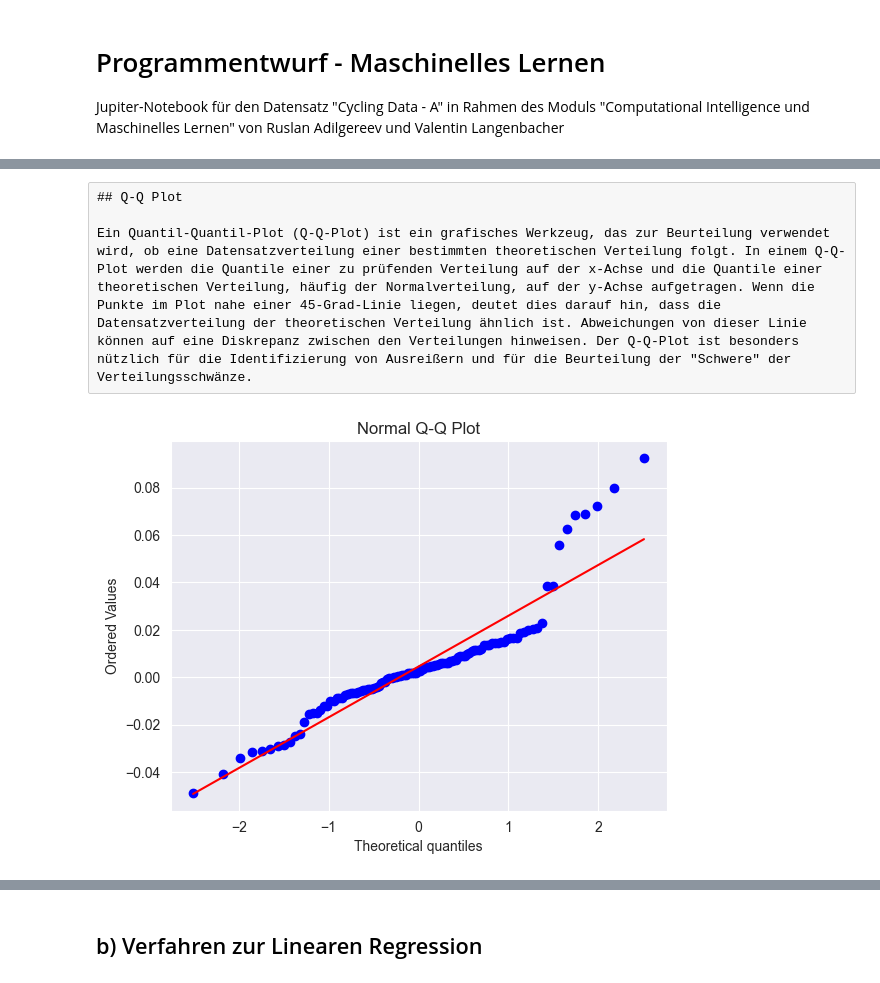
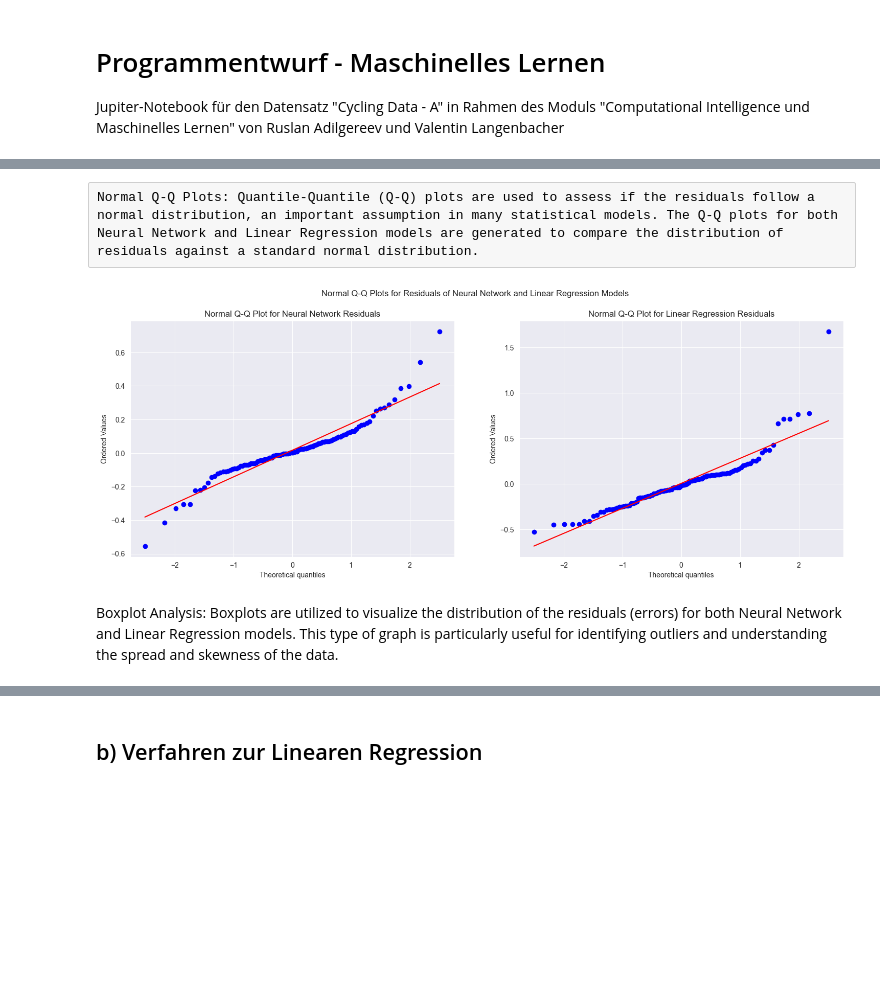
Before and after one commit to ruslanadilgereev/DHBW, a Jupyter notebook: T3M40507_Maschinelles_Lernen_und_Computational Intelligence/ML_Project_A/cycling_data.ipynb, the cells around one changed output, grey strips where cells are left out. Saved outputs shown, nothing was run; the diff lists cells and outputs as text; code cells hidden in the pictures; blank space fills up the shorter version.

```diff
--- a/T3M40507_Maschinelles_Lernen_und_Computational Intelligence/ML_Project_A/cycling_data.ipynb
+++ b/T3M40507_Maschinelles_Lernen_und_Computational Intelligence/ML_Project_A/cycling_data.ipynb
@@ -78,12 +102,17 @@ df = pd.concat([df, df_onehot_only.reset_index(drop=True)], axis=1)
 # %%
+# Importing the train_test_split function for data splitting
+from sklearn.model_selection import train_test_split
 
-# Features and target variable for Min-Max scaled data
+# Data Splitting for Model Training
+
+# Choose either Min-Max scaled or Z-Normalized data for training
 # Comment out the one you don't want to use
-df = df_minmax
-#df = df_znorm
+# df = df_minmax
+df = df_znorm
 
+# Define features (X) and target variable (y)
 X = df.drop('Hm', axis=1)
 y = df['Hm']
 
-X_train, X_val, y_train, y_val = train_test_split(X, y, test_size=0.2)
-# Split data
+# Split the data into 80% training and 20% validation sets
+X_train, X_val, y_train, y_val = train_test_split(X, y, test_size=0.2, random_state=42)
@@ -170,11 +325,27 @@ plt.show()
 # %% [raw]
-## Q-Q Plot
-
-Ein Quantil-Quantil-Plot (Q-Q-Plot) ist ein grafisches Werkzeug, das zur Beurteilung verwendet wird, ob eine Datensatzverteilung einer bestimmten theoretischen Verteilung folgt. In einem Q-Q-Plot werden die Quantile einer zu prüfenden Verteilung auf der x-Achse und die Quantile einer theoretischen Verteilung, häufig der Normalverteilung, auf der y-Achse aufgetragen. Wenn die Punkte im Plot nahe einer 45-Grad-Linie liegen, deutet dies darauf hin, dass die Datensatzverteilung der theoretischen Verteilung ähnlich ist. Abweichungen von dieser Linie können auf eine Diskrepanz zwischen den Verteilungen hinweisen. Der Q-Q-Plot ist besonders nützlich für die Identifizierung von Ausreißern und für die Beurteilung der "Schwere" der Verteilungsschwänze.
+Normal Q-Q Plots: Quantile-Quantile (Q-Q) plots are used to assess if the residuals follow a normal distribution, an important assumption in many statistical models. The Q-Q plots for both Neural Network and Linear Regression models are generated to compare the distribution of residuals against a standard normal distribution.
 # %%
-stats.probplot(residuals, dist="norm", plot=plt)
-plt.title("Normal Q-Q Plot")
+# Visualization: Normal Q-Q Plots for Model Residuals
+
+# Import statistical functions from scipy
+import scipy.stats as stats
+
+# Create a figure with two subplots
+fig, axes = plt.subplots(nrows=1, ncols=2, figsize=(18, 6))
+
+# First subplot for Neural Network residuals
+stats.probplot(nn_error, dist="norm", plot=axes[0])
+axes[0].set_title('Normal Q-Q Plot for Neural Network Residuals')
+
+# Second subplot for Linear Regression residuals
+stats.probplot(lin_error, dist="norm", plot=axes[1])
+axes[1].set_title('Normal Q-Q Plot for Linear Regression Residuals')
+
+# Add overall title and display the plot
+fig.suptitle('Normal Q-Q Plots for Residuals of Neural Network and Linear Regression Models')
 plt.show()
 # %% [output]
-[figure, old version]
+[figure, new version]
+# %% [markdown]
+Boxplot Analysis: Boxplots are utilized to visualize the distribution of the residuals (errors) for both Neural Network and Linear Regression models. This type of graph is particularly useful for identifying outliers and understanding the spread and skewness of the data.
 # %%
```
Also changed, not shown: parts of 38 cells of this notebook, 2 other files.
